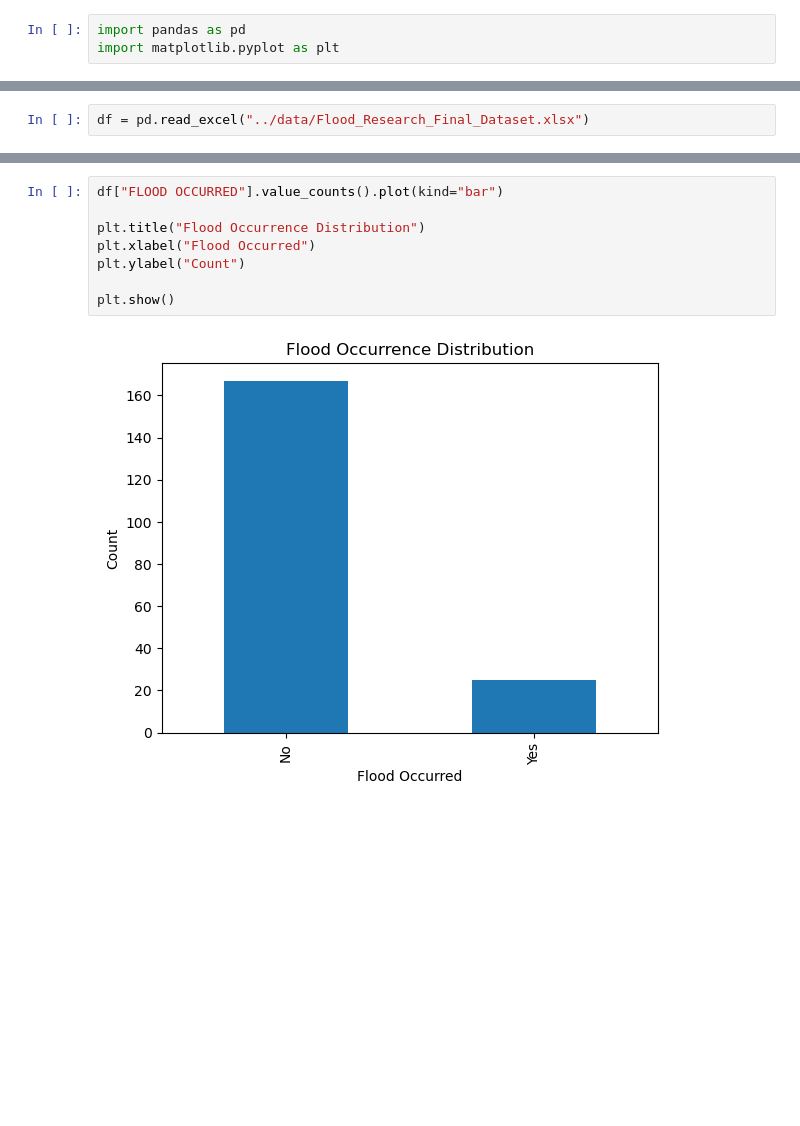
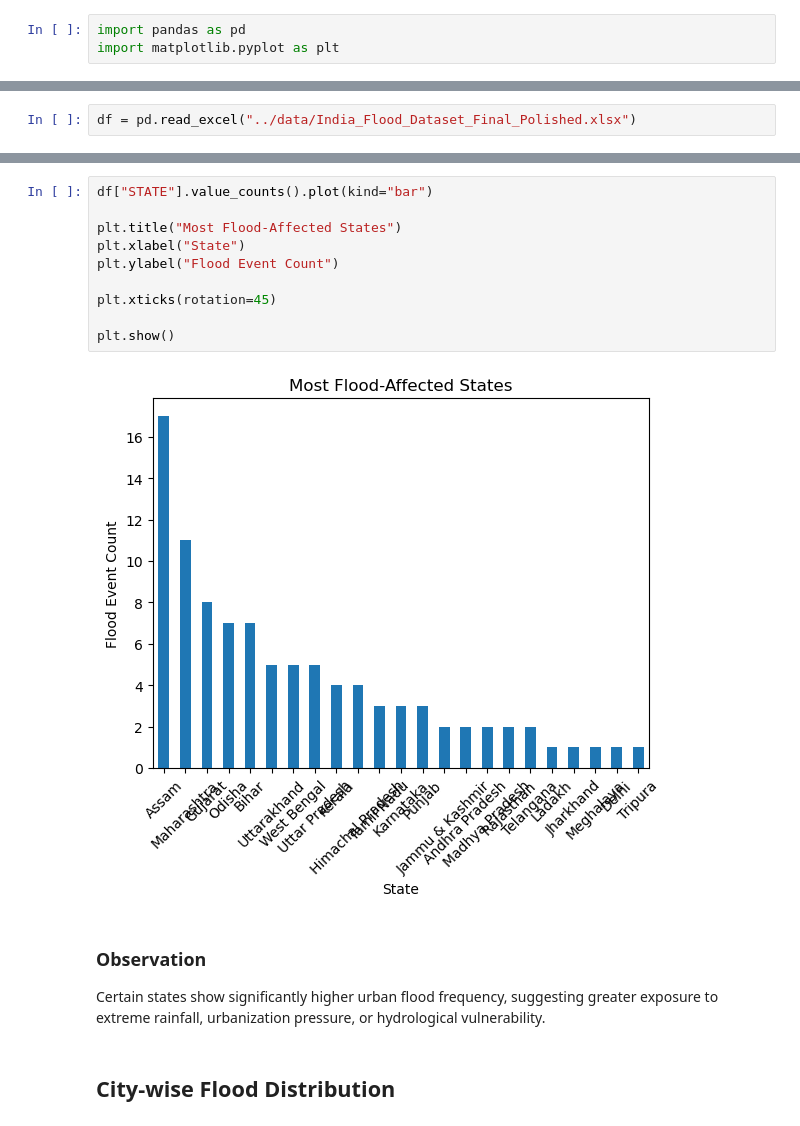
Before and after one commit to shrutiramoliya/monsoon-flood-analysis-india, a Jupyter notebook: notebooks/eda.ipynb, the cells around one changed output, grey strips where cells are left out. Drawn from its saved outputs; the diff is of its cells as text; blank space fills up the shorter version.

Commit message:
Completed exploratory flood frequency analysis notebook

```diff
--- a/notebooks/eda.ipynb
+++ b/notebooks/eda.ipynb
@@ -4,5 +24,5 @@ import matplotlib.pyplot as plt
 # %%
-df = pd.read_excel("../data/Flood_Research_Final_Dataset.xlsx")
+df = pd.read_excel("../data/India_Flood_Dataset_Final_Polished.xlsx")
 # %%
 df.head()
 # %% [output]
@@ -54,10 +142,18 @@ dtype: int64
 # %%
-df["FLOOD OCCURRED"].value_counts().plot(kind="bar")
+df["STATE"].value_counts().plot(kind="bar")
 
-plt.title("Flood Occurrence Distribution")
-plt.xlabel("Flood Occurred")
-plt.ylabel("Count")
+plt.title("Most Flood-Affected States")
+plt.xlabel("State")
+plt.ylabel("Flood Event Count")
+
+plt.xticks(rotation=45)
 
 plt.show()
 # %% [output]
-[figure, old version]
+[figure, new version]
+# %% [markdown]
+### Observation
+
+Certain states show significantly higher urban flood frequency, suggesting greater exposure to extreme rainfall, urbanization pressure, or hydrological vulnerability.
+# %% [markdown]
+## City-wise Flood Distribution
```
Also changed, not shown: parts of 34 cells of this notebook.
